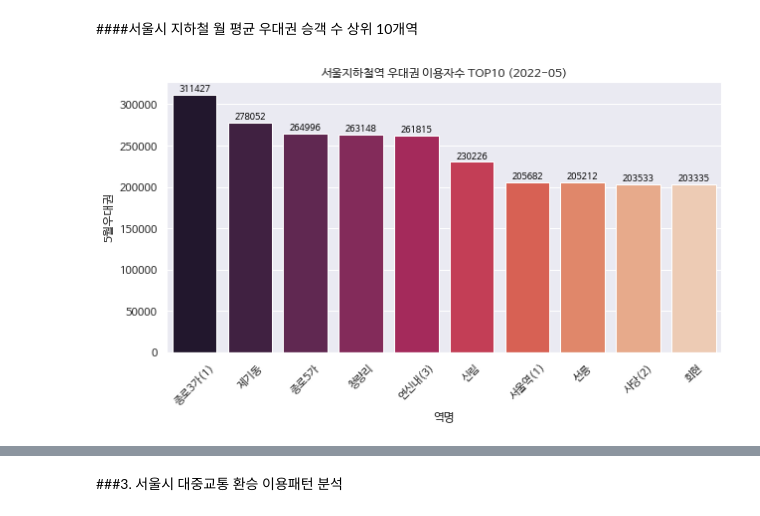
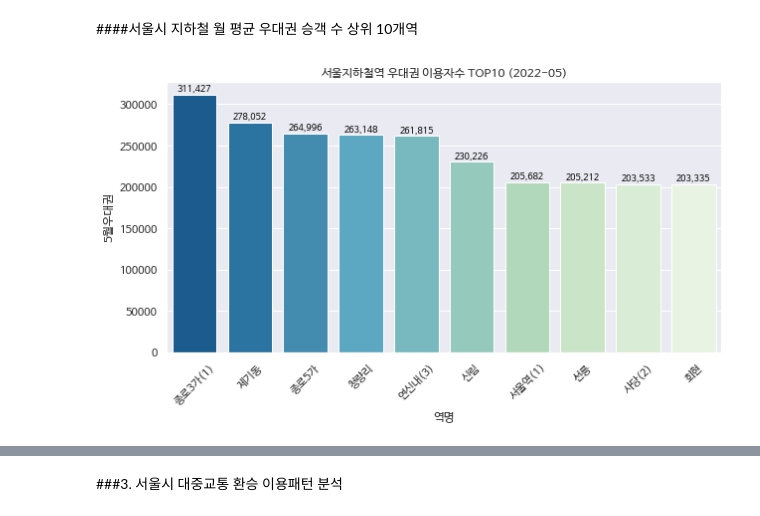
Before and after one commit to lg960214/DACON_Seoul_6, a Jupyter notebook: Final_2.ipynb, the cells around one changed output, grey strips where cells are left out. Saved outputs shown, nothing was run; the diff lists cells and outputs as text; code cells hidden in the pictures.

```diff
--- a/Final_2.ipynb
+++ b/Final_2.ipynb
@@ -311,7 +311,7 @@ plt.show()
 # %% [markdown]
 ####서울시 지하철 아침/저녁 승하차 우대권 승객 수 집계
 # %%
-df3=pd.read_csv('/content/drive/MyDrive/DACON6/지하철 이용 정보/서울교통공사_역별 일별 시간대별 노인 승하차인원 정보_20220531.csv',encoding='cp949')
-df3.head()
+senior_ampm=pd.read_csv('/content/drive/MyDrive/DACON6/지하철 이용 정보/서울교통공사_역별 일별 시간대별 노인 승하차인원 정보_20220531.csv',encoding='cp949')
+senior_ampm.head()
 # %%
 #월단위로 추출하기 위해 date 타입으로 바꿔줌
@@ -526,37 +526,37 @@ See the caveats in the documentation: https://pandas.pydata.org/pandas-docs/stab
 [figure]
 # %%
 #저녁하차
-df3_pm_off =df3_off[['역명','18시-19시','19시-20시']]
-df3_pm_off['저녁하차']=df3_pm_off['18시-19시']+df3_pm_off['19시-20시']
-df3_pm_off=df3_pm_off.drop(columns=['18시-19시','19시-20시'])
-df3_pm_off= df3_pm_off.groupby(df3_pm_off['역명']).sum()
+senior_pm_off =senior_off[['역명','18시-19시','19시-20시']]
+senior_pm_off['저녁하차']=senior_pm_off['18시-19시']+senior_pm_off['19시-20시']
+senior_pm_off=senior_pm_off.drop(columns=['18시-19시','19시-20시'])
+senior_pm_off= senior_pm_off.groupby(senior_pm_off['역명']).sum()
 
 #저녁하차 top10
-df3_pm_off=(df3_pm_off
+senior_pm_off=(senior_pm_off
         .sort_values('저녁하차',ascending=False)
         .reset_index()
         .iloc[:10]
         )
-df3_pm_off['저녁하차']=df3_pm_off['저녁하차'].astype(int)
+senior_pm_off['저녁하차']=senior_pm_off['저녁하차'].astype(int)
 
 #시각화
 sns.set(rc={"figure.figsize":(10, 5)})
 plt.rc('font', family='NanumBarunGothic')
-x=df3_pm_off['역명']
-y=df3_pm_off['저녁하차']
+x=senior_pm_off['역명']
+y=senior_pm_off['저녁하차']
 
 #색상선택
 palette = sns.color_palette("flare",n_colors=10)
 palette.reverse()
-p=sns.barplot(x=x,y=y,data=df3_pm_off,palette=palette).set(title='서울지하철역 저녁하차 노인승객수 TOP10 (2022-05)')
+p=sns.barplot(x=x,y=y,data=senior_pm_off,palette=palette).set(title='서울지하철역 저녁하차 노인승객수 TOP10 (2022-05)')
 plt.figtext(0, -0.15, '※저녁: 오후 18:00 ~ 오후 20:00', fontSize=9)
 #텍스트회전
 plt.xticks(rotation=45)
 
 
 #수치값 표시
-for i, v in enumerate(df3_pm_off.index):
-    plt.text(v, y[i], y[i],
+for i, v in enumerate(senior_pm_off.index):
+    plt.text(v, y[i], '{:,.0f}'.format(y[i]),
              fontsize = 9,
              color='black',
              horizontalalignment='center',
@@ -572,31 +572,31 @@ See the caveats in the documentation: https://pandas.pydata.org/pandas-docs/stab
 # %% [markdown]
 ####서울시 지하철 월 평균 우대권 승객 수 상위 10개역
 # %%
-df4=pd.read_csv('/content/drive/MyDrive/DACON6/지하철 이용 정보/서울교통공사_권종별 승차인원_20220531.csv',encoding='cp949')
-df4.head()
+discount=pd.read_csv('/content/drive/MyDrive/DACON6/지하철 이용 정보/서울교통공사_권종별 승차인원_20220531.csv',encoding='cp949')
+discount.head()
 # %%
-df4=(df4[['역명','5월우대권']]
+discount_top10=(discount[['역명','5월우대권']]
     .sort_values('5월우대권',ascending=False)
     .reset_index(drop=True)
     .iloc[:10]
     )
 sns.set(rc={"figure.figsize":(10, 5)})
 plt.rc('font', family='NanumBarunGothic')
-palette = sns.color_palette("rocket",n_colors=10)
-# palette.reverse()
-x=df4['역명']
-y=df4['5월우대권']
+palette = sns.color_palette("GnBu",n_colors=10)
+palette.reverse()
+x=discount_top10['역명']
+y=discount_top10['5월우대권']
 sns.barplot(x=x,y=y,palette=palette).set(title='서울지하철역 우대권 이용자수 TOP10 (2022-05)')
 #텍스트 회전
 plt.xticks(rotation=45)
 #수치값 표시
-for i, v in enumerate(df4.index):
-    plt.text(v, y[i], y[i],
+for i, v in enumerate(discount_top10.index):
+    plt.text(v, y[i],'{:,.0f}'.format(y[i]),
              fontsize = 9,
              color='black',
              horizontalalignment='center',
              verticalalignment='bottom')
 
 plt.show()
 # %% [output]
-[figure, old version]
+[figure, new version]
```
Also changed, not shown: parts of 14 cells of this notebook.
